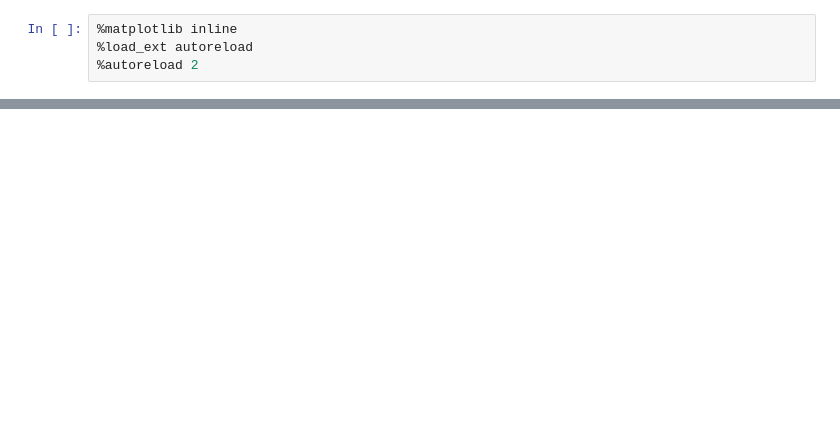
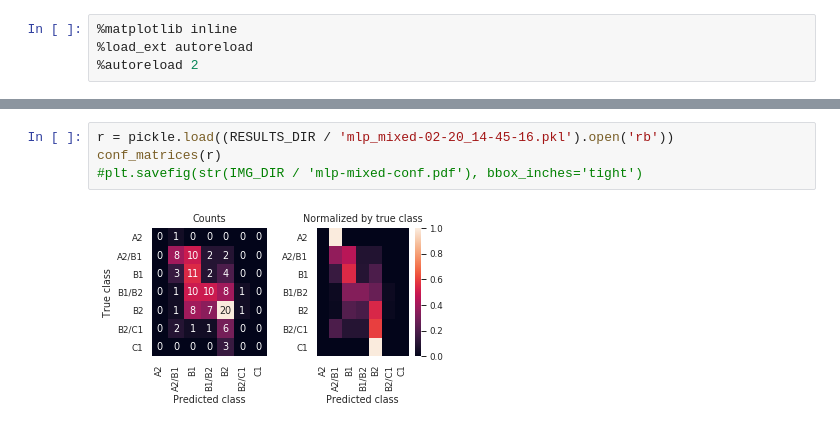
Before and after one commit to PhyloStar/NorskASK, a Jupyter notebook: notebooks/Confusion matrices.ipynb, the cells around one changed output, grey strips where cells are left out. Cells and saved outputs as stored; diff of their text form; blank space fills up the shorter version.

```diff
--- a/notebooks/Confusion matrices.ipynb
+++ b/notebooks/Confusion matrices.ipynb
@@ -64,0 +55,6 @@ plt.tight_layout()
+# %%
+r = pickle.load((RESULTS_DIR / 'mlp_mixed-02-20_14-45-16.pkl').open('rb'))
+conf_matrices(r)
+#plt.savefig(str(IMG_DIR / 'mlp-mixed-conf.pdf'), bbox_inches='tight')
+# %% [output]
+[figure, added]
```
Also changed, not shown: parts of 7 cells of this notebook, 9 other files.
